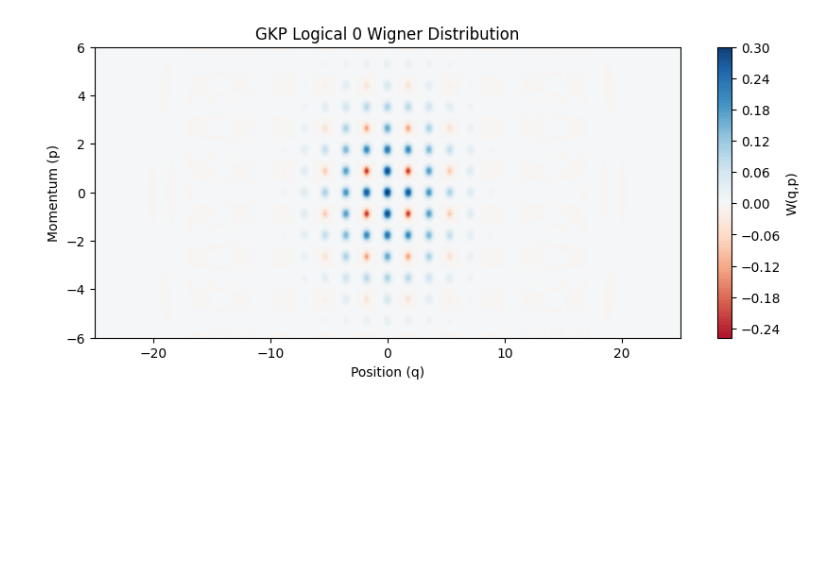
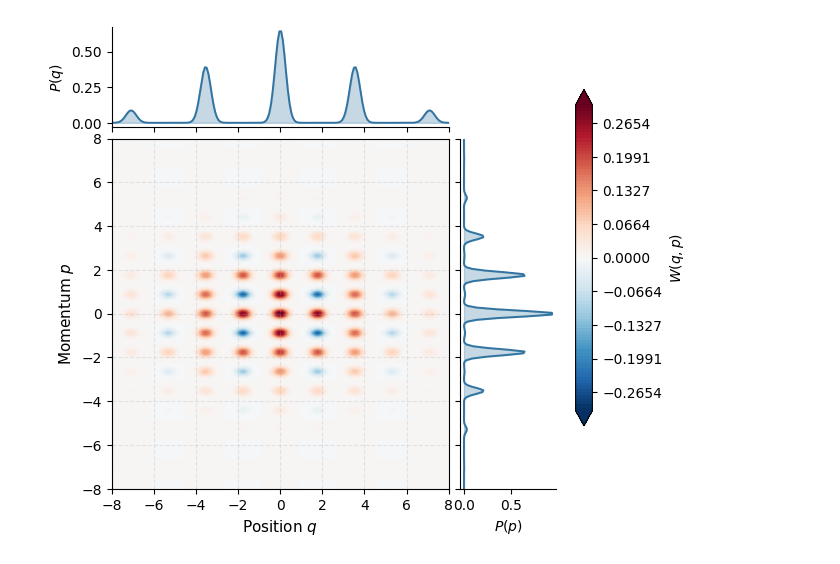
Before and after one commit to laramoyanotaylor/GKP_QEC_Project_Code, a Jupyter notebook: GKP_properties.ipynb, the cells around one changed output. Cells and saved outputs as stored; diff of their text form; code cells hidden in the pictures; blank space fills up the shorter version.

```diff
--- a/GKP_properties.ipynb
+++ b/GKP_properties.ipynb
@@ -6,7 +7,7 @@ import pymatching
 # %%
 #parameters
 N =200 # needs to be large
-delta = 0.3 # to sqeeeze
+delta = 0.35 # to sqeeeze
 epsilon = 0.2
 n = 6 #gkp qubit peaks
 noise = 0.1 # for displacement noise
@@ -39,28 +40,55 @@ def GKP_built(N, delta, epsilon, n):
     return gkp.unit()
 
 state = GKP_built(N, delta, epsilon, n)
-# %%
-from qutip import wigner
-
-xvec = np.linspace(-25, 25, 400)
-# Momentum (p) envelope is narrower, spanning roughly -6 to 6
-yvec = np.linspace(-6, 6, 200)
-
-# 2. Compute the Wigner function (N=200 can take 5-10 seconds to compute)
-W = wigner(state, xvec, yvec)
-
-# 3. Plot the grid
-fig, ax = plt.subplots(figsize=(10, 4))
-contour = ax.contourf(xvec, yvec, W, 100, cmap='RdBu', vmin=-1/np.pi, vmax=1/np.pi)
-
-# 4. Formatting
-ax.set_xlabel('Position (q)')
-ax.set_ylabel('Momentum (p)')
-ax.set_title('GKP Logical 0 Wigner Distribution')
-plt.colorbar(contour, label='W(q,p)')
-plt.show()
-# %% [output]
-[figure, removed]
+# %%
+# GKP |0_L> Wigner function with q and p marginal distributions
+xvec = np.linspace(-8, 8, 200)  # q quadrature
+yvec = np.linspace(-8, 8, 200)  # p quadrature
+W = wigner(state, xvec, yvec)
+
+# Integrating the Wigner function over p gives P(q), and vice versa.
+q_marginal = np.trapezoid(W, yvec, axis=0)
+p_marginal = np.trapezoid(W, xvec, axis=1)
+q_marginal = np.maximum(q_marginal, 0)
+p_marginal = np.maximum(p_marginal, 0)
+q_marginal /= np.trapezoid(q_marginal, xvec)
+p_marginal /= np.trapezoid(p_marginal, yvec)
+
+fig = plt.figure(figsize=(6.2, 6.0))
+grid = fig.add_gridspec(2, 2, width_ratios=(4, 1.15),
+                        height_ratios=(1.15, 4), hspace=0.05, wspace=0.05)
+ax_top = fig.add_subplot(grid[0, 0])
+ax_wigner = fig.add_subplot(grid[1, 0], sharex=ax_top)
+ax_right = fig.add_subplot(grid[1, 1], sharey=ax_wigner)
+
+wigner_limit = np.max(np.abs(W))
+levels = np.linspace(-wigner_limit, wigner_limit, 101)
+contour = ax_wigner.contourf(xvec, yvec, W, levels=levels,
+                            cmap="RdBu_r", extend="both")
+ax_wigner.set_xlabel(r"Position $q$", fontsize=11)
+ax_wigner.set_ylabel(r"Momentum $p$", fontsize=11)
+ax_wigner.set_xticks(np.arange(-8, 9, 2))
+ax_wigner.set_yticks(np.arange(-8, 9, 2))
+ax_wigner.grid(True, linestyle="--", alpha=0.28)
+
+ax_top.fill_between(xvec, q_marginal, color="#3274A1", alpha=0.28)
+ax_top.plot(xvec, q_marginal, color="#3274A1", lw=1.4)
+ax_top.set_ylabel(r"$P(q)$", fontsize=10)
+ax_top.tick_params(axis="x", labelbottom=False)
+ax_top.spines[["top", "right"]].set_visible(False)
+
+ax_right.fill_betweenx(yvec, 0, p_marginal, color="#3274A1", alpha=0.28)
+ax_right.plot(p_marginal, yvec, color="#3274A1", lw=1.4)
+ax_right.set_xlabel(r"$P(p)$", fontsize=10)
+ax_right.tick_params(axis="y", labelleft=False)
+ax_right.spines[["top", "right"]].set_visible(False)
+
+colourbar = fig.colorbar(contour, ax=[ax_top, ax_wigner, ax_right],
+                         fraction=0.035, pad=0.04)
+colourbar.set_label(r"$W(q,p)$")
+plt.show()
+# %% [output]
+[figure, added]
 # %%
 # 1. Define your axes ranges (e.g., from -8 to 8)
 xvec = np.linspace(-8, 8, 200)
```
Also changed, not shown: parts of 9 cells of this notebook, 2 other files.
